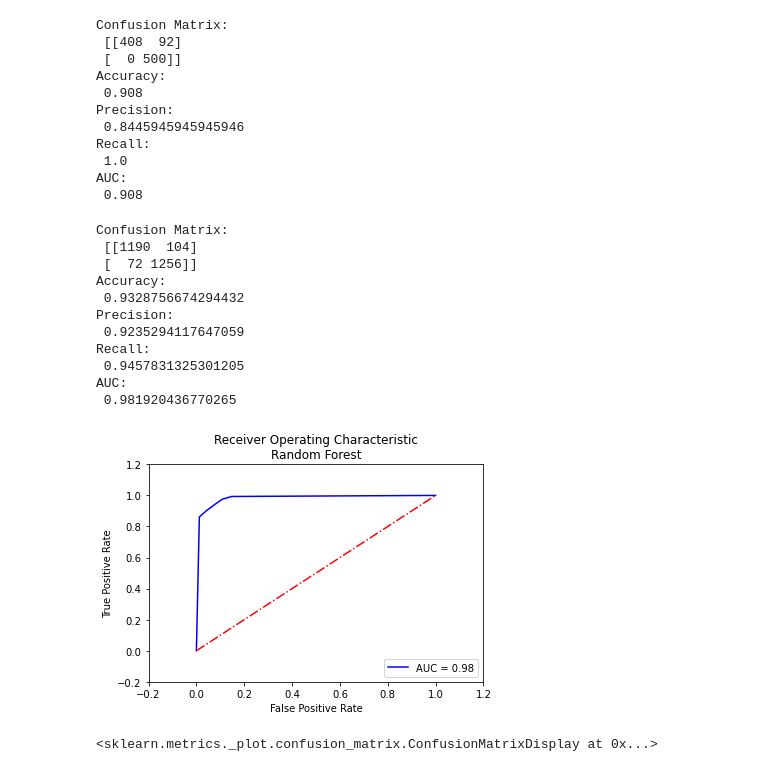
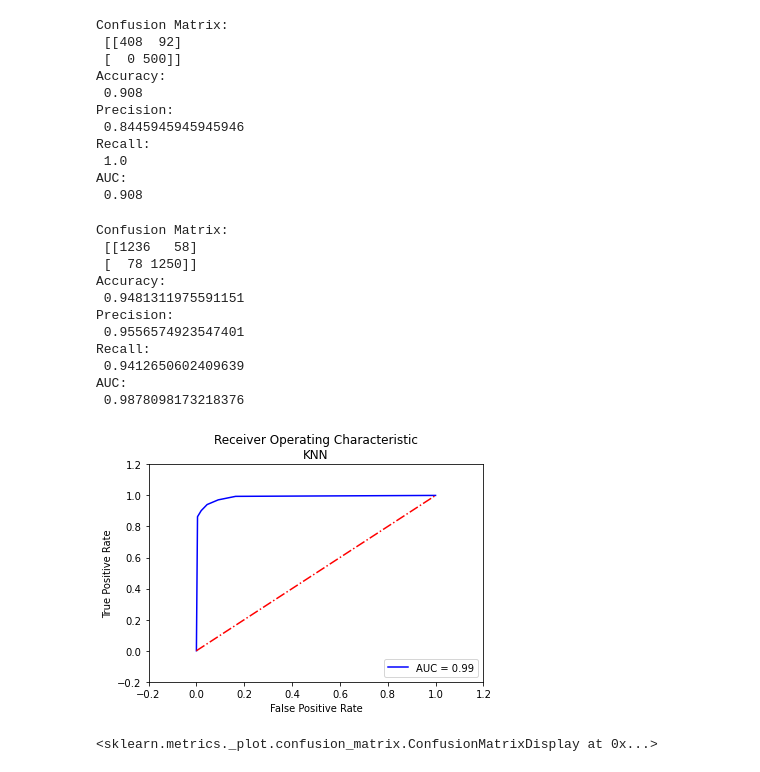
Before and after one commit to euguroglu/Machine-Learning-Projects, a Jupyter notebook: Injection_Machine_Part_Quality_Prediction_02/Injection_Machine_Part_Quality_Prediction_E114_03.ipynb, the cells around one changed output. Drawn from its saved outputs; the diff is of its cells as text; code cells hidden in the pictures.

```diff
--- a/Injection_Machine_Part_Quality_Prediction_02/Injection_Machine_Part_Quality_Prediction_E114_03.ipynb
+++ b/Injection_Machine_Part_Quality_Prediction_02/Injection_Machine_Part_Quality_Prediction_E114_03.ipynb
@@ -626,41 +668,41 @@ AUC:
 # %%
 knc=KNeighborsClassifier()
 knc.fit(X_train,y_train)
 y_knc=knc.predict(X_val)
 y_knc_prob2=knc.predict_proba(X_val)[:,1]
 
 #Performance metrics evaluation
 print("Confusion Matrix:\n",metrics.confusion_matrix(y_val,y_knc))
 print("Accuracy:\n",metrics.accuracy_score(y_val,y_knc))
 print("Precision:\n",metrics.precision_score(y_val,y_knc))
 print("Recall:\n",metrics.recall_score(y_val,y_knc))
 print("AUC:\n",metrics.roc_auc_score(y_val,y_knc_prob2))
 auc=metrics.roc_auc_score(y_val,y_knc_prob2)
 
 #plotting the ROC curve
 fpr,tpr,thresholds=metrics.roc_curve(y_val,y_knc_prob2)
 plt.plot(fpr,tpr,'b', label='AUC = %0.2f'% auc)
 plt.plot([0,1],[0,1],'r-.')
 plt.xlim([-0.2,1.2])
 plt.ylim([-0.2,1.2])
-plt.title('Receiver Operating Characteristic\nRandom Forest')
+plt.title('Receiver Operating Characteristic\nKNN')
 plt.legend(loc='lower right')
 plt.ylabel('True Positive Rate')
 plt.xlabel('False Positive Rate')
 plt.show()
 # %% [output]
 Confusion Matrix:
- [[1190  104]
- [  72 1256]]
+ [[1236   58]
+ [  78 1250]]
 Accuracy:
- 0.9328756674294432
+ 0.9481311975591151
 Precision:
- 0.9235294117647059
+ 0.9556574923547401
 Recall:
- 0.9457831325301205
+ 0.9412650602409639
 AUC:
- 0.981920436770265
+ 0.9878098173218376
-[figure, old version]
+[figure, new version]
 # %%
 cm = metrics.confusion_matrix(y_val,y_knc)
 classNames = ['OK','NOK']
```
Also changed, not shown: parts of 15 cells of this notebook.
